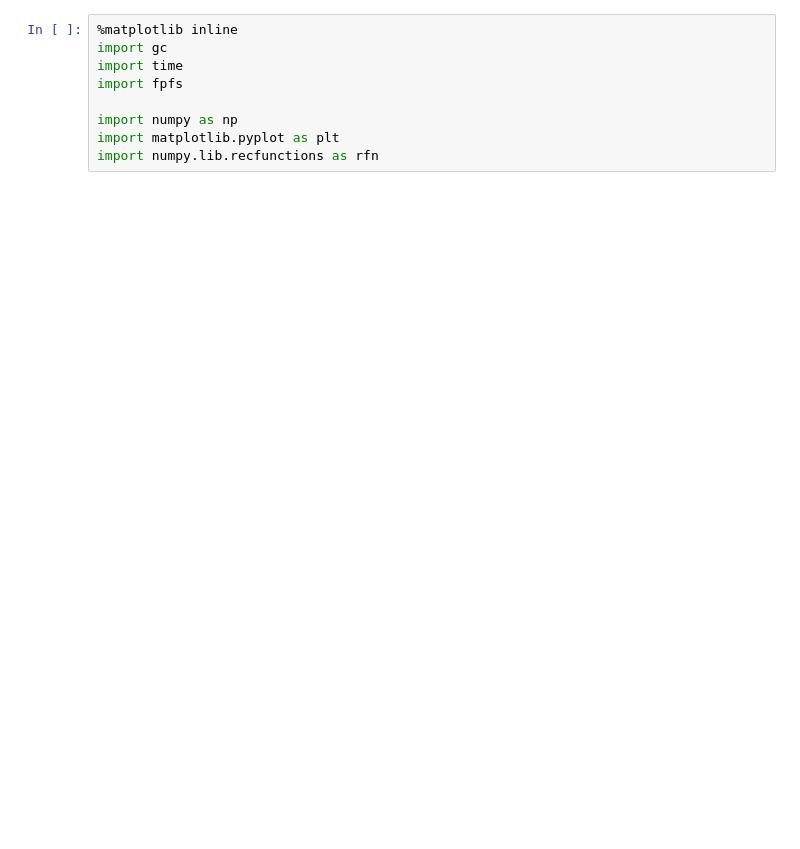
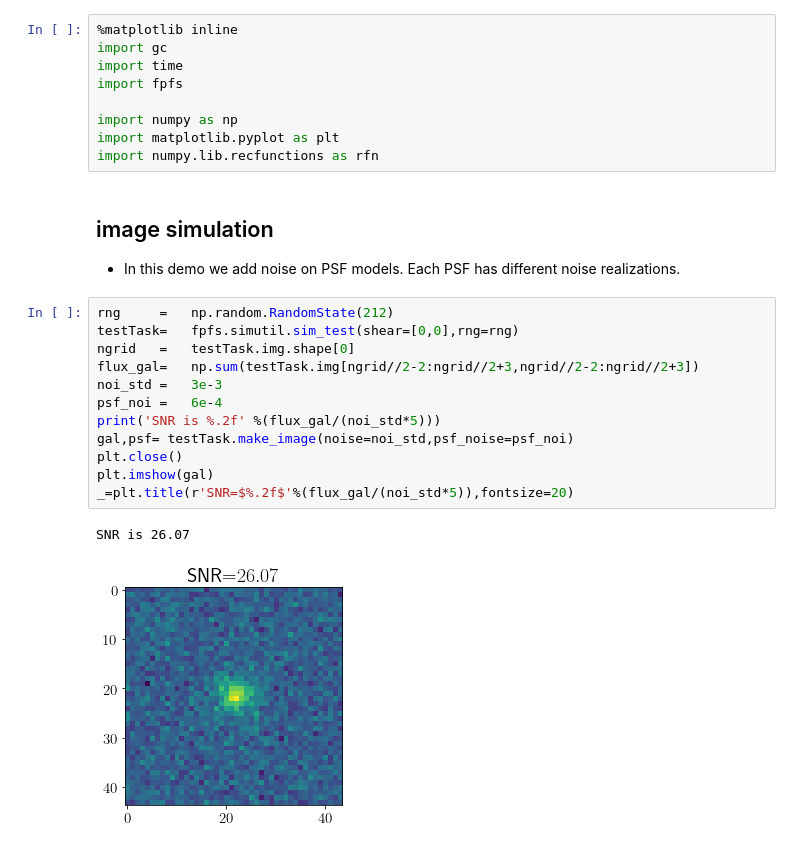
Before and after one commit to mr-superonion/FPFS, a Jupyter notebook: notebook/demos/demo2.ipynb, the cells around one changed output. Cells and saved outputs as stored; diff of their text form; blank space fills up the shorter version.

Commit message:
demo2 --- example with PSF errors

```diff
--- a/notebook/demos/demo2.ipynb
+++ b/notebook/demos/demo2.ipynb
@@ -7,3 +9,21 @@ import fpfs
 import numpy as np
 import matplotlib.pyplot as plt
 import numpy.lib.recfunctions as rfn
+# %% [markdown]
+## image simulation
++ In this demo we add noise on PSF models. Each PSF has different noise realizations.
+# %%
+rng     =   np.random.RandomState(212)
+testTask=   fpfs.simutil.sim_test(shear=[0,0],rng=rng)
+ngrid   =   testTask.img.shape[0]
+flux_gal=   np.sum(testTask.img[ngrid//2-2:ngrid//2+3,ngrid//2-2:ngrid//2+3])
+noi_std =   3e-3
+psf_noi =   6e-4
+print('SNR is %.2f' %(flux_gal/(noi_std*5)))
+gal,psf= testTask.make_image(noise=noi_std,psf_noise=psf_noi)
+plt.close()
+plt.imshow(gal)
+_=plt.title(r'SNR=$%.2f$'%(flux_gal/(noi_std*5)),fontsize=20)
+# %% [output]
+SNR is 26.07
+[figure, added]
```
Also changed, not shown: parts of 6 cells of this notebook, 6 other files.
